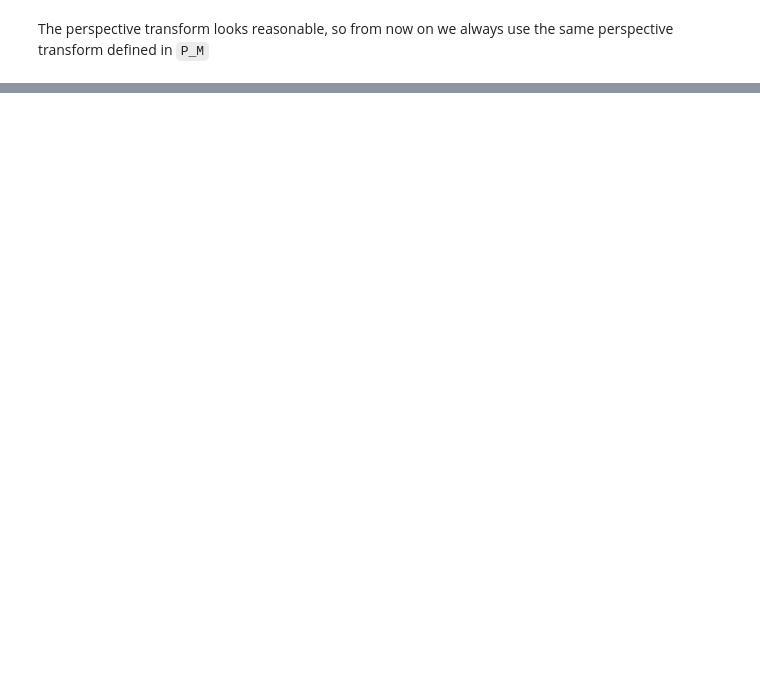
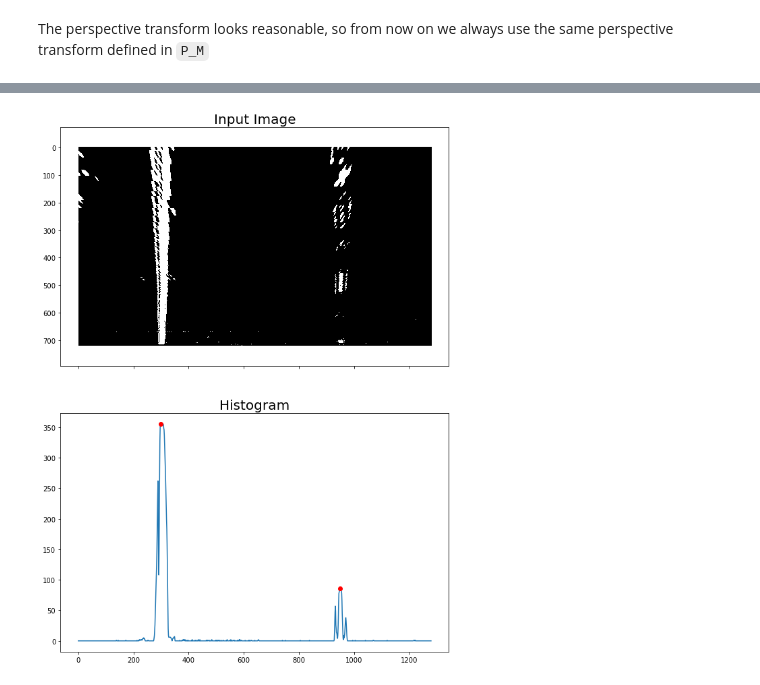
Before and after one commit to minh84/udacity_carnd, a Jupyter notebook: 06_advanced_lane_finding.ipynb, the cells around one changed output, grey strips where cells are left out. Saved outputs shown, nothing was run; the diff lists cells and outputs as text; code cells hidden in the pictures; blank space fills up the shorter version.

```diff
--- a/06_advanced_lane_finding.ipynb
+++ b/06_advanced_lane_finding.ipynb
@@ -244,0 +248,25 @@ Now, we will use the **sliding-window-search** technique to find the line. There
+# %%
+half_height = binary_warped.shape[0]//2
+midpoint = binary_warped.shape[1]//2
+
+# binary warped
+binary_warped = cv2.warpPerspective(undist_road0_bin, P_M, IMG_CV_SHAPE, flags=cv2.INTER_LINEAR)
+
+# taking the histogram of the half-bottom
+histogram = np.sum(binary_warped[half_height:,:], axis=0)
+
+# taking the peak
+leftx_base = np.argmax(histogram[:midpoint])
+rightx_base = np.argmax(histogram[midpoint:]) + midpoint
+peaks = [leftx_base, rightx_base]
+
+f, (ax1, ax2) = plt.subplots(2, 1, figsize=(8, 12), sharex=True)
+ax1.imshow(binary_warped, cmap='gray')
+ax1.set_title('Input Image', fontsize=20)
+ax2.plot(histogram)
+
+ax2.plot(peaks, histogram[peaks], 'ro')
+ax2.set_title('Histogram', fontsize=20)
+plt.subplots_adjust(left=0., right=1, top=0.9, bottom=0.)
+# %% [output]
+[figure, added]
```
Also changed, not shown: parts of 6 cells of this notebook.
